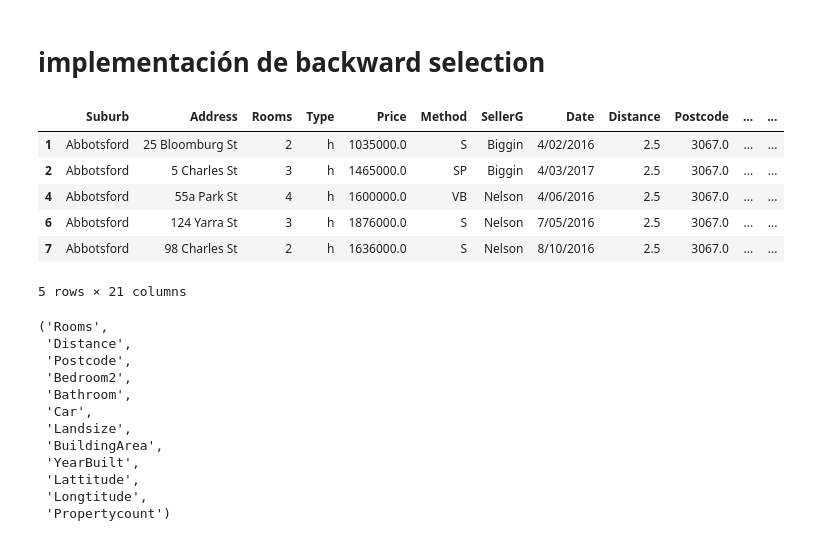
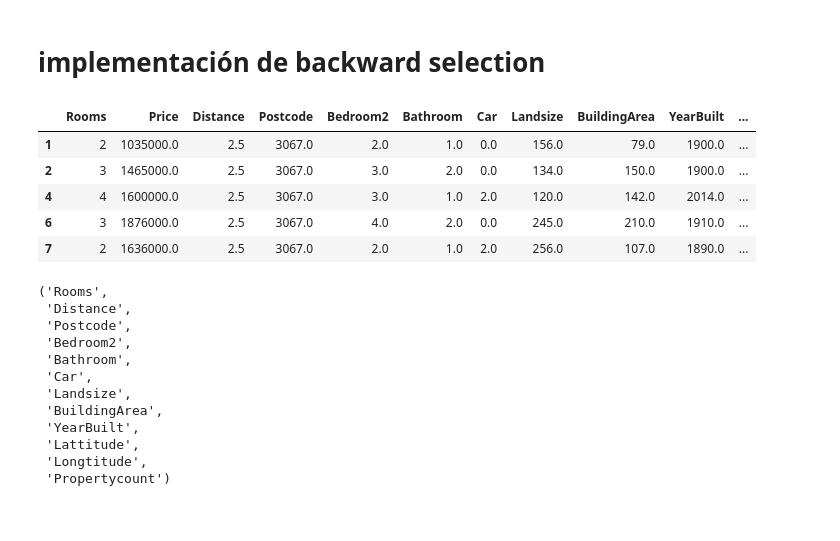
Before and after one commit to alfcastillo90/evaluando_modelos_ml, a Jupyter notebook: evaluacion_modelos.ipynb, the cells around one changed output. Saved outputs shown, nothing was run; the diff lists cells and outputs as text; code cells hidden in the pictures.

```diff
--- a/evaluacion_modelos.ipynb
+++ b/evaluacion_modelos.ipynb
@@ -186,20 +212,23 @@ Name: Bathroom, dtype: float64
 # %% [markdown]
 # Exploración de datos
 # %%
-# Importamos las librerías necesarias
+# Importar las librerías necesarias
 import pandas as pd
 import matplotlib.pyplot as plt
 import seaborn as sns
 
-# Mostramos las primeras 5 filas del conjunto de datos
-dataset.head(5)
+# Leer el conjunto de datos
+df = pd.read_csv('/content/gdrive/MyDrive/Estudios/coderhouse/data_science/melb_data.csv')
+
+# Mostrar las primeras 5 filas del conjunto de datos
+df.head(5)
 
 # Estamos interesados en ciertas columnas de interés
-dataset = dataset[['Rooms', 'Price', 'Distance', 'Landsize', 'BuildingArea']]
+df = df[['Rooms', 'Price', 'Distance', 'Landsize', 'BuildingArea']]
 
-# Creamos un histograma de la variable 'Price'
+# Crear un histograma de la variable 'Price'
 plt.figure(figsize=(8,6))
-sns.distplot(dataset['Price'], bins=10, kde=False)
+sns.distplot(df['Price'], bins=10, kde=False)
 plt.title('Distribución de los Precios de las Propiedades', fontsize=16)
 plt.xlabel('Precio [$]', fontsize=14)
 plt.xticks(fontsize=12)
@@ -210,22 +239,22 @@ plt.show()
 # Crear un gráfico de dispersión de 'Rooms' vs 'Price'
 plt.figure(figsize=(15,6))
 plt.subplot(121)
-plt.scatter(dataset['Rooms'], dataset['Price'], edgecolor='k', alpha=0.5)
-plt.xlim(0, dataset['Rooms'].max())
+plt.scatter(df['Rooms'], df['Price'], edgecolor='k', alpha=0.5)
+plt.xlim(0, df['Rooms'].max())
 plt.xlabel('Habitaciones', fontsize=12)
 plt.xticks(fontsize=12)
-plt.ylim(0, dataset['Price'].max())
+plt.ylim(0, df['Price'].max())
 plt.ylabel('Precio [$]', fontsize=12)
 plt.yticks(fontsize=12)
 plt.title('Precio vs. Habitaciones', fontsize=16)
 
-# Creamos un gráfico de dispersión de 'Distance' vs 'Price'
+# Crear un gráfico de dispersión de 'Distance' vs 'Price'
 plt.subplot(122)
-plt.scatter(dataset['Distance'], dataset['Price'], edgecolor='b', alpha=0.5)
-plt.xlim(0, dataset['Distance'].max())
+plt.scatter(df['Distance'], df['Price'], edgecolor='b', alpha=0.5)
+plt.xlim(0, df['Distance'].max())
 plt.xlabel('Distancia al CBD [km]', fontsize=12)
 plt.xticks(fontsize=12)
-plt.ylim(0, dataset['Price'].max())
+plt.ylim(0, df['Price'].max())
 plt.ylabel('Precio [$]', fontsize=12)
 plt.yticks(fontsize=12)
 plt.title('Precio vs. Distancia al CBD', fontsize=16)
@@ -245,26 +274,30 @@ https://gist.github.com/mwaskom/de44147ed2974457ad6372750bbe5751
 # %% [markdown]
 # implementación de backward selection
 # %%
-# eliminamos los NaN
-dataset = dataset.dropna()
+#creamos un nuevo dataset nummerico
+numeric_dataset = dataset.select_dtypes(include=[np.number])
+
+for column in numeric_dataset.columns:
+    numeric_dataset[column] = numeric_dataset[column].fillna(numeric_dataset[column].mean())
+
+
 # Supongamos que 'Price' es la columna objetivo en tu conjunto de datos
 
 # Creamos la matriz de características eliminando la columna 'Price'
-X = dataset.drop("Price", axis=1)
+X = numeric_dataset.drop("Price", axis=1)
 
 # Creamos la característica objetivo guardando la columna 'Price' en una variable separada
-y = dataset['Price']
+y = numeric_dataset['Price']
 
 # Mostramos las primeras 5 filas del DataFrame original
-dataset.head()
+numeric_dataset.head()
 # %% [output]
-|  | Suburb | Address | Rooms | Type | Price | Method | SellerG | Date | Distance | Postcode | ... | ... |
-| 1 | Abbotsford | 25 Bloomburg St | 2 | h | 1035000.0 | S | Biggin | 4/02/2016 | 2.5 | 3067.0 | ... | ... |
-| 2 | Abbotsford | 5 Charles St | 3 | h | 1465000.0 | SP | Biggin | 4/03/2017 | 2.5 | 3067.0 | ... | ... |
-| 4 | Abbotsford | 55a Park St | 4 | h | 1600000.0 | VB | Nelson | 4/06/2016 | 2.5 | 3067.0 | ... | ... |
-| 6 | Abbotsford | 124 Yarra St | 3 | h | 1876000.0 | S | Nelson | 7/05/2016 | 2.5 | 3067.0 | ... | ... |
-| 7 | Abbotsford | 98 Charles St | 2 | h | 1636000.0 | S | Nelson | 8/10/2016 | 2.5 | 3067.0 | ... | ... |
+|  | Rooms | Price | Distance | Postcode | Bedroom2 | Bathroom | Car | Landsize | BuildingArea | YearBuilt | ... |
+| 1 | 2 | 1035000.0 | 2.5 | 3067.0 | 2.0 | 1.0 | 0.0 | 156.0 | 79.0 | 1900.0 | ... |
+| 2 | 3 | 1465000.0 | 2.5 | 3067.0 | 3.0 | 2.0 | 0.0 | 134.0 | 150.0 | 1900.0 | ... |
+| 4 | 4 | 1600000.0 | 2.5 | 3067.0 | 3.0 | 1.0 | 2.0 | 120.0 | 142.0 | 2014.0 | ... |
+| 6 | 3 | 1876000.0 | 2.5 | 3067.0 | 4.0 | 2.0 | 0.0 | 245.0 | 210.0 | 1910.0 | ... |
+| 7 | 2 | 1636000.0 | 2.5 | 3067.0 | 2.0 | 1.0 | 2.0 | 256.0 | 107.0 | 1890.0 | ... |
-5 rows × 21 columns
 # %%
 import sys
 import joblib
```
Also changed, not shown: parts of 12 cells of this notebook.
